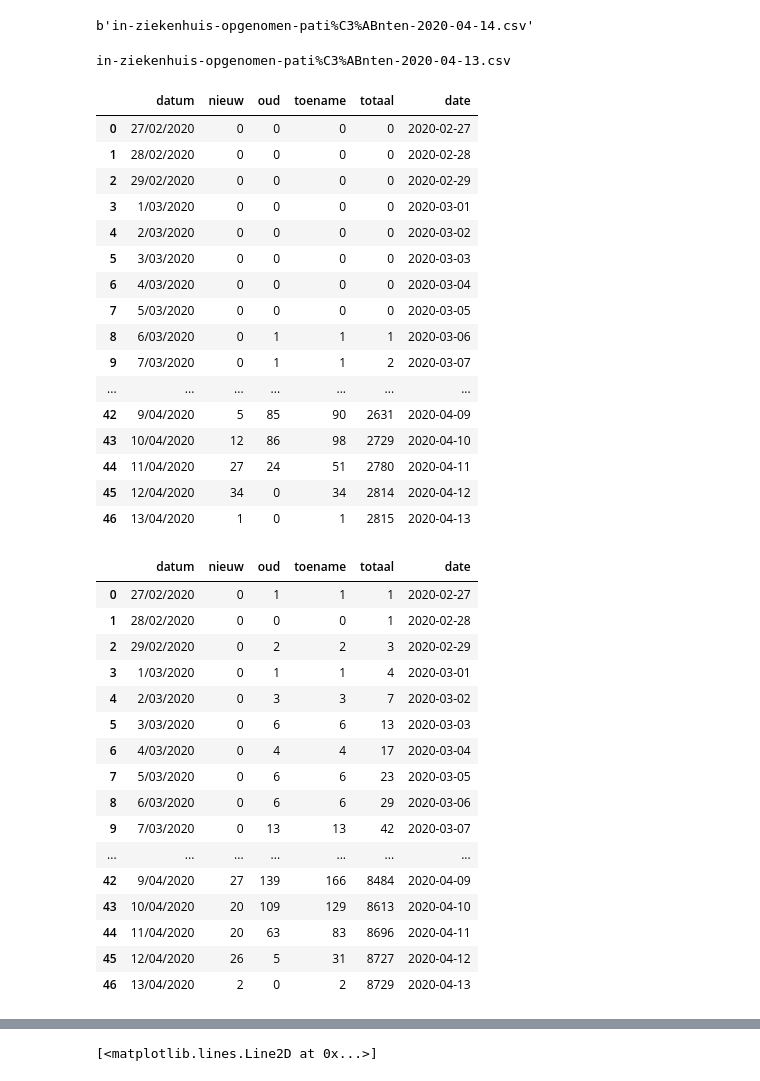
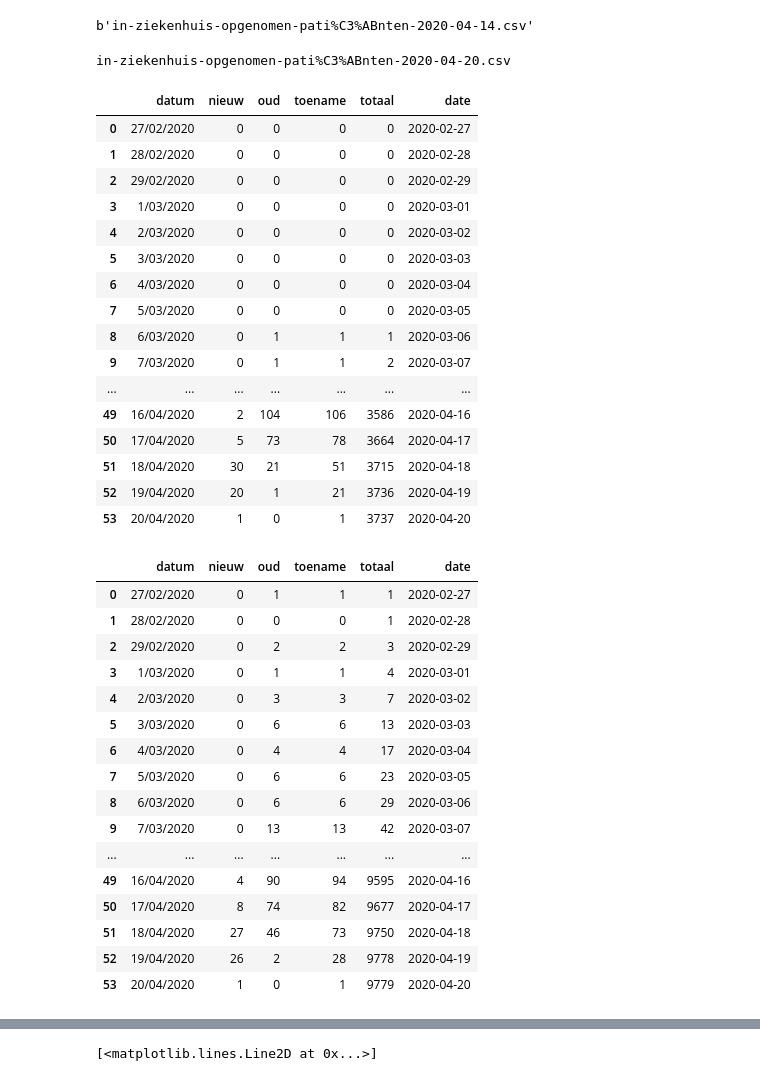
Before and after one commit to ste7anste7an/corona, a Jupyter notebook: logistic_ic.ipynb, the cells around one changed output, grey strips where cells are left out. Drawn from its saved outputs; the diff is of its cells as text; code cells hidden in the pictures.

```diff
--- a/logistic_ic.ipynb
+++ b/logistic_ic.ipynb
@@ -60,7 +60,7 @@ dateparse = lambda x: (x.replace(' ','').replace("feb","/02/2020").replace('mrt'
 
 
 today=datetime.datetime.now()
-datestr=today.strftime("%Y-%m-13")
+datestr=today.strftime("%Y-%m-20")
 
 #https://github.com/J535D165/CoronaWatchNL/raw/master/raw_data/website_charts/in-ziekenhuis-opgenomen-pati%C3%ABnten-2020-04-13.csv
 
@@ -79,39 +79,39 @@ df_ziek=df_ziek.rename(columns={'GGD-meldingsdatum':'datum','tot en met gisteren
 df_ziek['datum']=df_ziek['datum'].apply(dateparse)
 df_ziek['toename']=df_ziek['nieuw']+df_ziek['oud']
 #df_ziek['totaal']=df['toename'].cumsum()
 df_ziek['totaal']=df_ziek['toename'].cumsum()
 #df_ziek.plot(x='datum',y='totaal')
 df_ziek['date']= pd.to_datetime(df_ziek.datum, format='%d/%m/%Y')
 df_ziek
 
 df_deaths=pd.read_csv(github+filen_overl, sep=";")
 df_deaths=df_deaths.rename(columns={'Datum van overlijden':'datum','tot en met gisteren':'oud'})
 df_deaths['datum']=df_deaths['datum'].apply(dateparse)
 df_deaths['toename']=df_deaths['nieuw']+df_deaths['oud']
 #df_ziek['totaal']=df['toename'].cumsum()
 df_deaths['totaal']=df_deaths['toename'].cumsum()
 #df_ziek.plot(x='datum',y='totaal')
 df_deaths['date']= pd.to_datetime(df_deaths.datum, format='%d/%m/%Y')
 df_deaths
 # %% [output]
-in-ziekenhuis-opgenomen-pati%C3%ABnten-2020-04-13.csv
+in-ziekenhuis-opgenomen-pati%C3%ABnten-2020-04-20.csv
 |  | datum | nieuw | oud | toename | totaal | date |
 | 0 | 27/02/2020 | 0 | 0 | 0 | 0 | 2020-02-27 |
 | 1 | 28/02/2020 | 0 | 0 | 0 | 0 | 2020-02-28 |
 | 2 | 29/02/2020 | 0 | 0 | 0 | 0 | 2020-02-29 |
 | 3 | 1/03/2020 | 0 | 0 | 0 | 0 | 2020-03-01 |
 | 4 | 2/03/2020 | 0 | 0 | 0 | 0 | 2020-03-02 |
 | 5 | 3/03/2020 | 0 | 0 | 0 | 0 | 2020-03-03 |
 | 6 | 4/03/2020 | 0 | 0 | 0 | 0 | 2020-03-04 |
 | 7 | 5/03/2020 | 0 | 0 | 0 | 0 | 2020-03-05 |
 | 8 | 6/03/2020 | 0 | 1 | 1 | 1 | 2020-03-06 |
 | 9 | 7/03/2020 | 0 | 1 | 1 | 2 | 2020-03-07 |
 | ... | ... | ... | ... | ... | ... | ... |
-| 42 | 9/04/2020 | 5 | 85 | 90 | 2631 | 2020-04-09 |
-| 43 | 10/04/2020 | 12 | 86 | 98 | 2729 | 2020-04-10 |
-| 44 | 11/04/2020 | 27 | 24 | 51 | 2780 | 2020-04-11 |
-| 45 | 12/04/2020 | 34 | 0 | 34 | 2814 | 2020-04-12 |
-| 46 | 13/04/2020 | 1 | 0 | 1 | 2815 | 2020-04-13 |
+| 49 | 16/04/2020 | 2 | 104 | 106 | 3586 | 2020-04-16 |
+| 50 | 17/04/2020 | 5 | 73 | 78 | 3664 | 2020-04-17 |
+| 51 | 18/04/2020 | 30 | 21 | 51 | 3715 | 2020-04-18 |
+| 52 | 19/04/2020 | 20 | 1 | 21 | 3736 | 2020-04-19 |
+| 53 | 20/04/2020 | 1 | 0 | 1 | 3737 | 2020-04-20 |
 # %%
 df_ziek
 # %% [output]
@@ -127,11 +127,11 @@ df_ziek
 | 8 | 6/03/2020 | 0 | 6 | 6 | 29 | 2020-03-06 |
 | 9 | 7/03/2020 | 0 | 13 | 13 | 42 | 2020-03-07 |
 | ... | ... | ... | ... | ... | ... | ... |
-| 42 | 9/04/2020 | 27 | 139 | 166 | 8484 | 2020-04-09 |
-| 43 | 10/04/2020 | 20 | 109 | 129 | 8613 | 2020-04-10 |
-| 44 | 11/04/2020 | 20 | 63 | 83 | 8696 | 2020-04-11 |
-| 45 | 12/04/2020 | 26 | 5 | 31 | 8727 | 2020-04-12 |
-| 46 | 13/04/2020 | 2 | 0 | 2 | 8729 | 2020-04-13 |
+| 49 | 16/04/2020 | 4 | 90 | 94 | 9595 | 2020-04-16 |
+| 50 | 17/04/2020 | 8 | 74 | 82 | 9677 | 2020-04-17 |
+| 51 | 18/04/2020 | 27 | 46 | 73 | 9750 | 2020-04-18 |
+| 52 | 19/04/2020 | 26 | 2 | 28 | 9778 | 2020-04-19 |
+| 53 | 20/04/2020 | 1 | 0 | 1 | 9779 | 2020-04-20 |
 # %%
 # fit ic opnames
 cases="cases"
```
Also changed, not shown: parts of 7 cells of this notebook.
